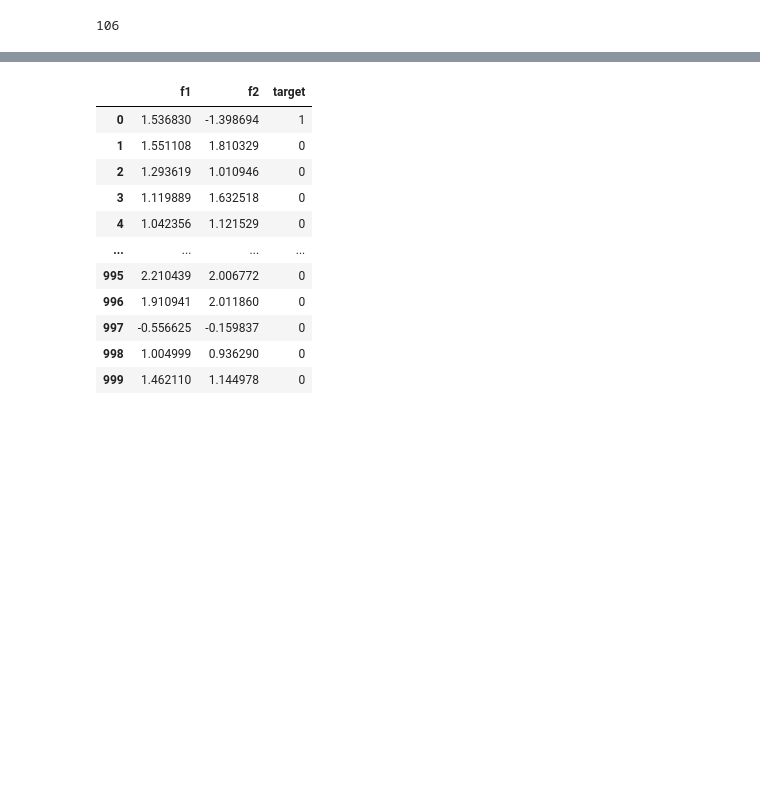
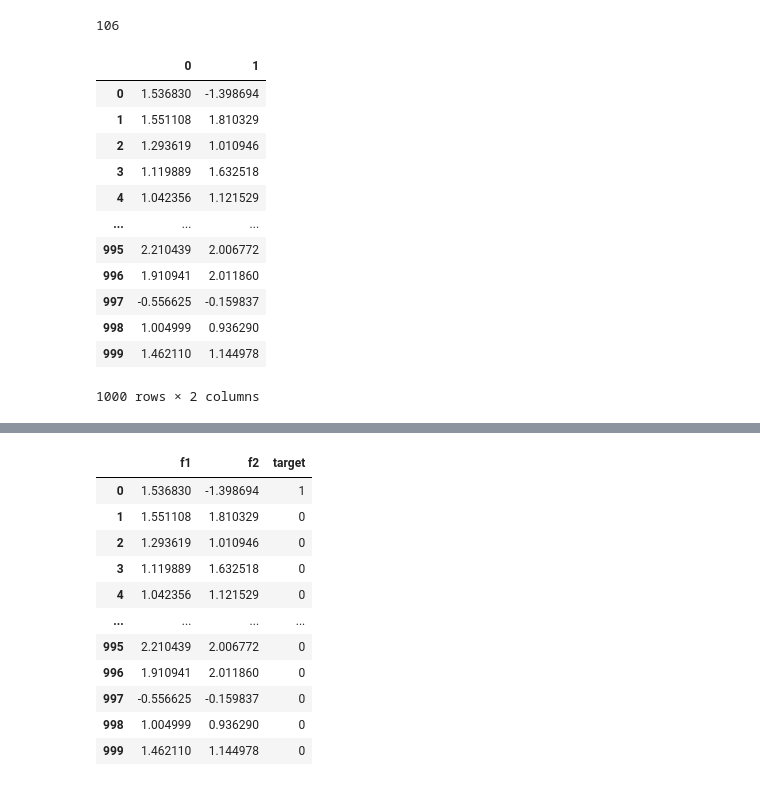
Before and after one commit to avinashrai16/DS-PRO, a Jupyter notebook: Module06-Machine-Learning/Class04-21-04-2024/class-imbalance-implmentaions.ipynb, the cells around one changed output, grey strips where cells are left out. Saved outputs shown, nothing was run; the diff lists cells and outputs as text; code cells hidden in the pictures; blank space fills up the shorter version.

```diff
--- a/Module06-Machine-Learning/Class04-21-04-2024/class-imbalance-implmentaions.ipynb
+++ b/Module06-Machine-Learning/Class04-21-04-2024/class-imbalance-implmentaions.ipynb
@@ -222,3 +224,19 @@ len(y[y==0])
 len(y[y==1])
 # %% [output]
 106
+# %%
+pd.DataFrame(x)
+# %% [output]
+|  | 0 | 1 |
+| 0 | 1.536830 | -1.398694 |
+| 1 | 1.551108 | 1.810329 |
+| 2 | 1.293619 | 1.010946 |
+| 3 | 1.119889 | 1.632518 |
+| 4 | 1.042356 | 1.121529 |
+| ... | ... | ... |
+| 995 | 2.210439 | 2.006772 |
+| 996 | 1.910941 | 2.011860 |
+| 997 | -0.556625 | -0.159837 |
+| 998 | 1.004999 | 0.936290 |
+| 999 | 1.462110 | 1.144978 |
+1000 rows × 2 columns
```
Also changed, not shown: parts of 15 cells of this notebook.
